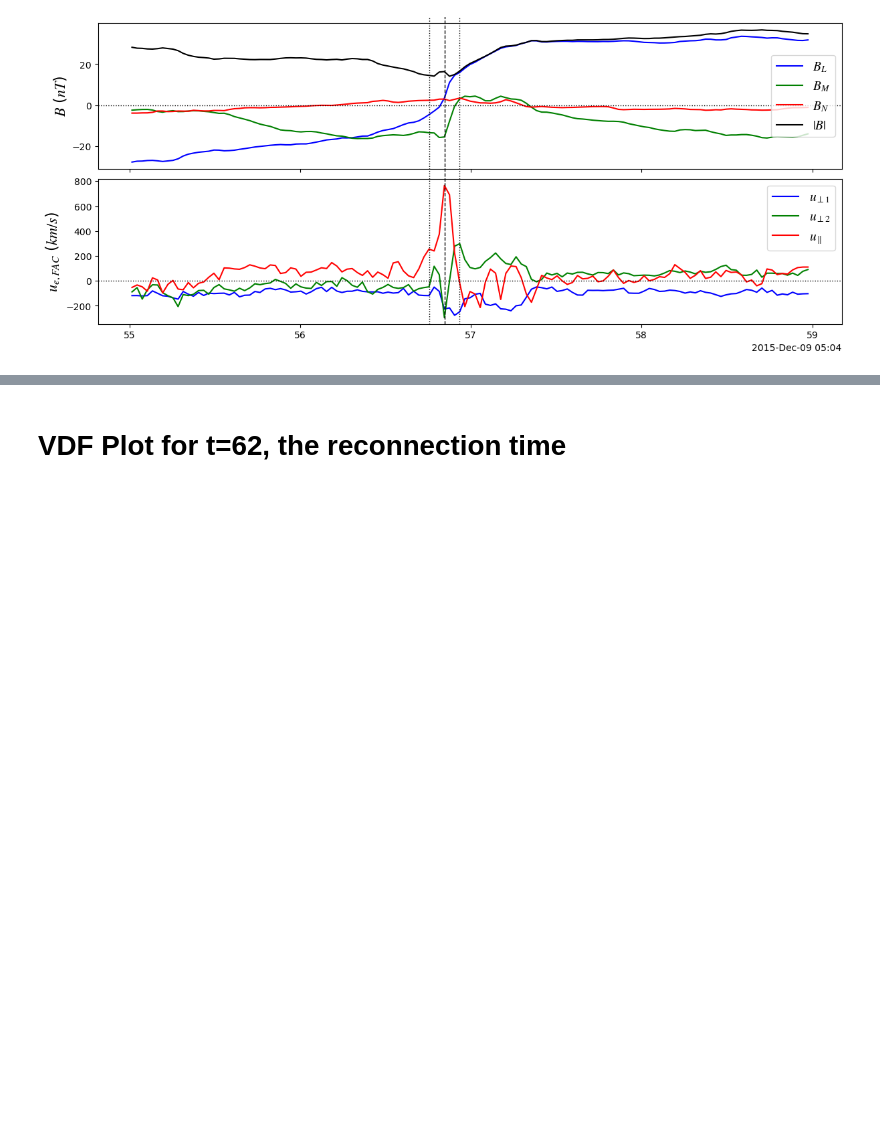
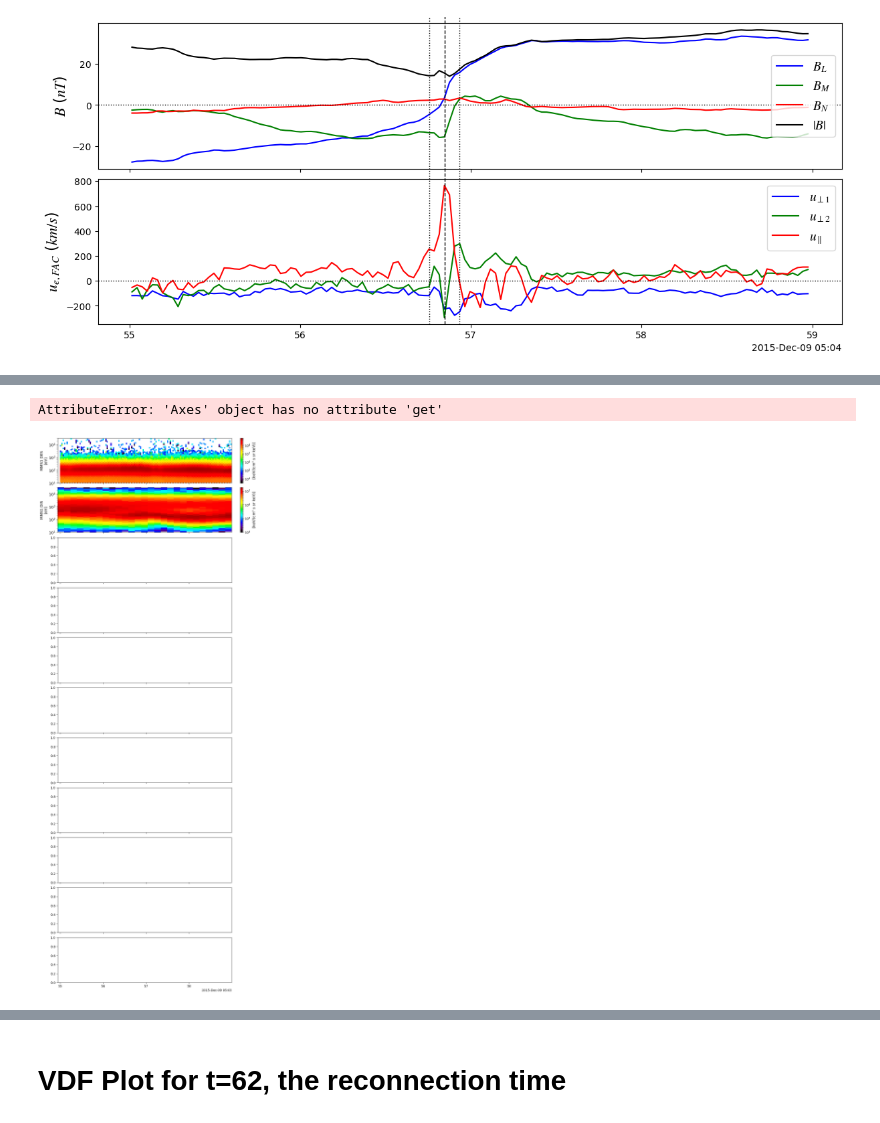
Before and after one commit to regisjohn/FPC_mRx, a Jupyter notebook: scripts/Epar_publication_plots.ipynb, the cells around one changed output, grey strips where cells are left out. Drawn from its saved outputs; the diff is of its cells as text; code cells hidden in the pictures; blank space fills up the shorter version.

```diff
--- a/scripts/Epar_publication_plots.ipynb
+++ b/scripts/Epar_publication_plots.ipynb
@@ -466,0 +606,15 @@ plt.show()
+# %%
+fig, ax = plt.subplots(11, 1, figsize=(10, 25),  sharex=True, constrained_layout=True)
+fig, ax0 = pyspedas.tplot('energy_e', fig = fig, axis = ax[0], display=False, return_plot_objects=True)
+fig, ax1 = pyspedas.tplot('energy_i', fig = fig, axis = ax[1], display=False, return_plot_objects=True)
+for im in ax0.get_images():
+    if hasattr(im, "colorbar") and im.colorbar is not None:
+        im.colorbar.set_label("")
+ax0.set_ylabel('elec E\n[eV]')
+ax1.set_ylabel('ion E\n[eV]')
+
+# remove only the colorbar label for ax0
+# ax0 is the axes returned by tplot
+# %% [output]
+AttributeError: 'Axes' object has no attribute 'get'
+[figure, added]
```
Also changed, not shown: parts of 46 cells of this notebook, 2 other files.
